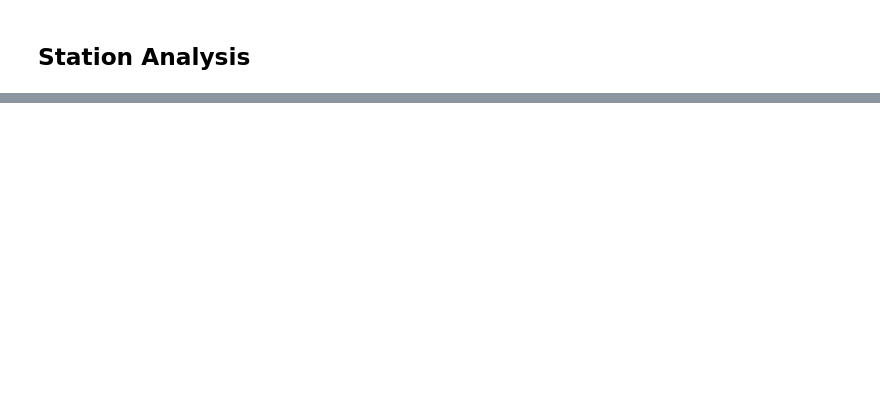
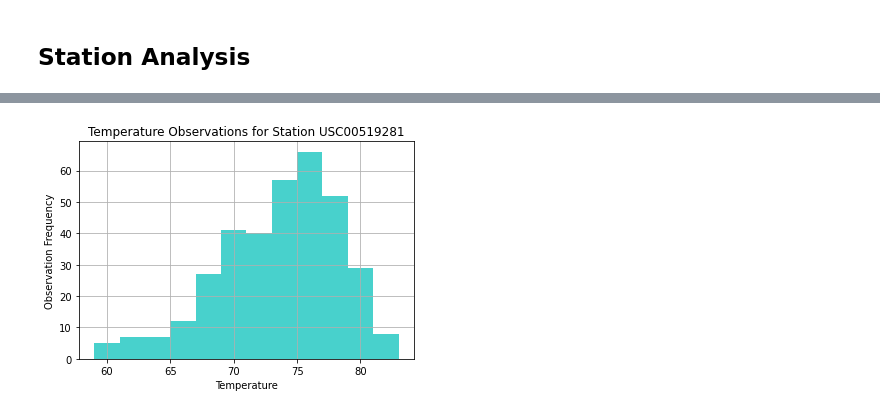
Before and after one commit to alplky/sqlalchemy-challenge, a Jupyter notebook: climate_analysis.ipynb, the cells around one changed output, grey strips where cells are left out. Drawn from its saved outputs; the diff is of its cells as text; code cells hidden in the pictures; blank space fills up the shorter version.

```diff
--- a/climate_analysis.ipynb
+++ b/climate_analysis.ipynb
@@ -250,3 +250,14 @@ station_temp_df
 | 350 | USC00519281 | 79.0 |
 351 rows × 2 columns
 [interactive output not drawn]
+# %%
+# plot a histogram of the results
+
+station_temp_df["Temp. Observations"].hist(bins=12, color="mediumturquoise")
+plt.title("Temperature Observations for Station USC00519281")
+plt.xlabel("Temperature")
+plt.ylabel("Observation Frequency")
+plt.savefig("Images/histogram_tobs.png")
+plt.show()
+# %% [output]
+[figure, added]
```
Also changed, not shown: parts of 3 cells of this notebook.
